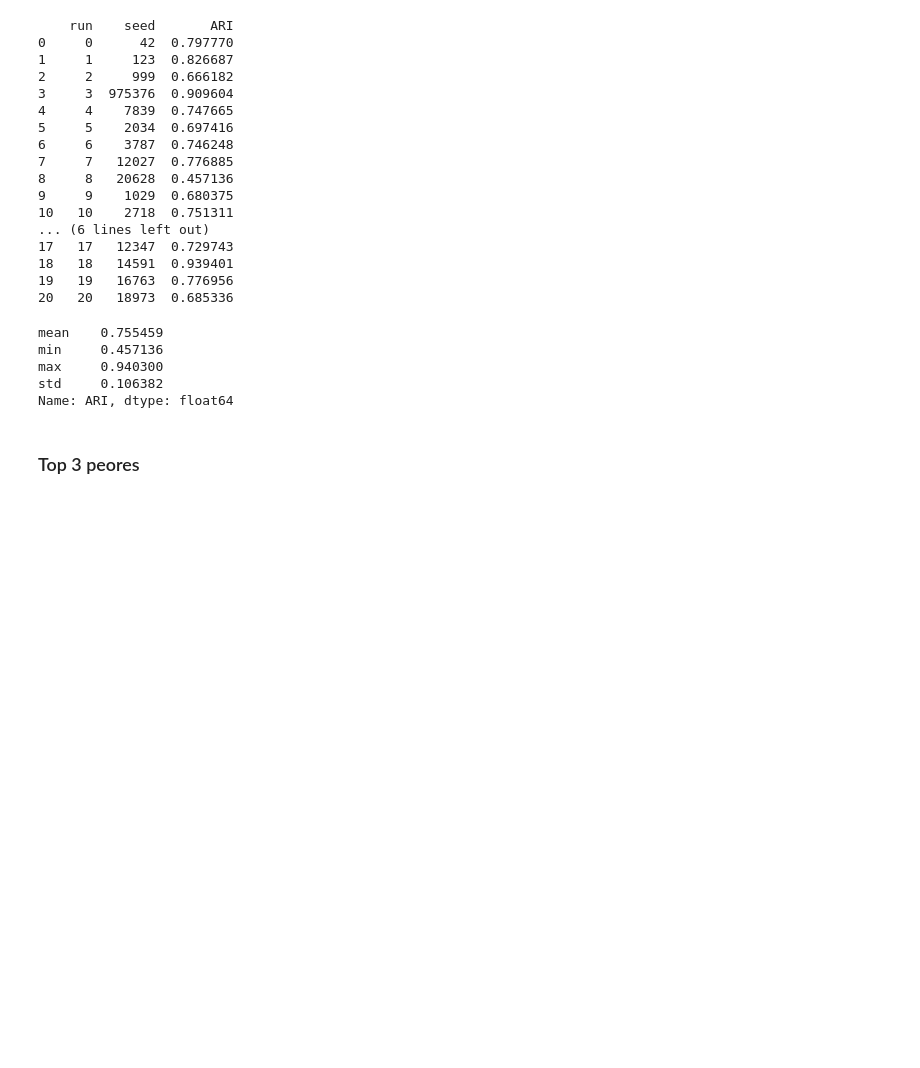
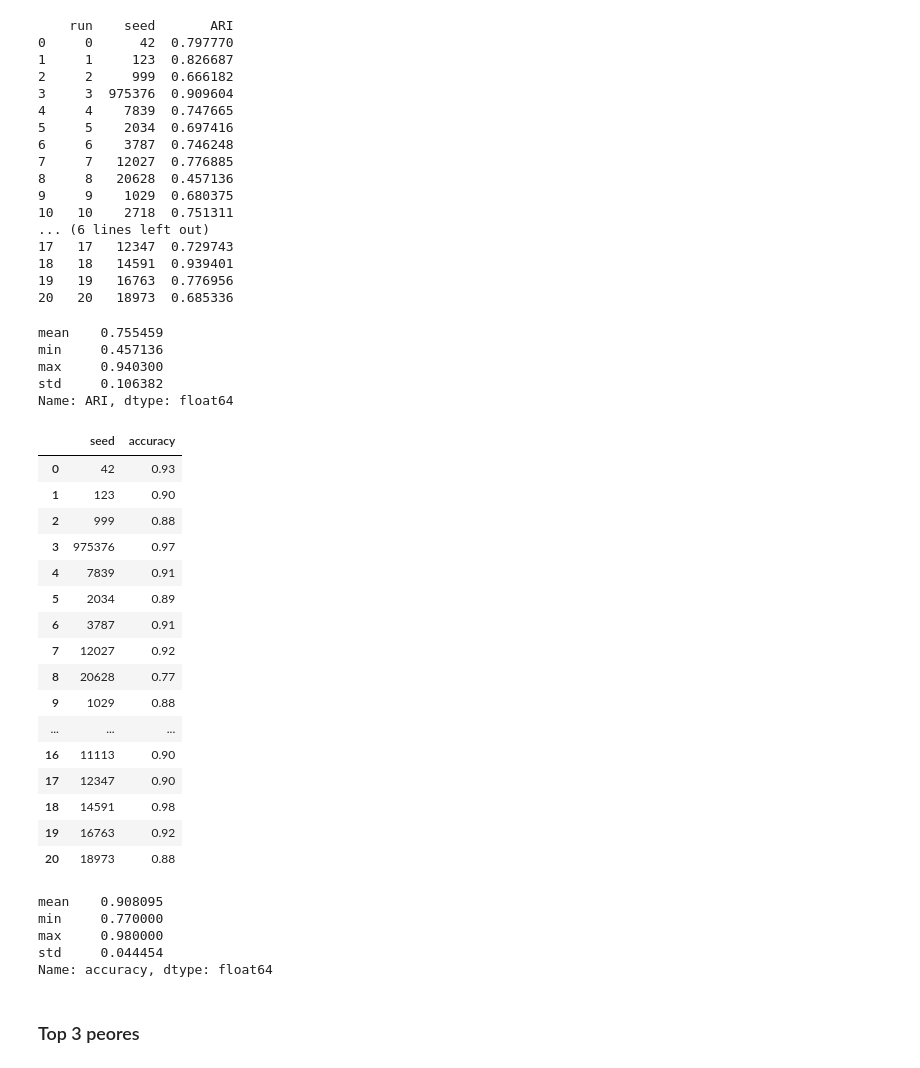
Before and after one commit to Evgesha2022/AB_clustering, a Jupyter notebook: main EDA blobs.ipynb, the cells around one changed output. Drawn from its saved outputs; the diff is of its cells as text; code cells hidden in the pictures; blank space fills up the shorter version.

```diff
--- a/main EDA blobs.ipynb
+++ b/main EDA blobs.ipynb
@@ -425,3 +325,13 @@ min     0.457136
 max     0.940300
 std     0.106382
 Name: ARI, dtype: float64
+# %%
+import numpy as np
+from scipy.optimize import linear_sum_assignment
+from sklearn.metrics import confusion_matrix
+
+def clustering_accuracy(y_true, y_pred):
+    cm = confusion_matrix(y_true, y_pred)
+    row_ind, col_ind = linear_sum_assignment(-cm)
+
+    return cm[row_ind, col_ind].sum() / np.sum(cm)
@@ -428,2 +357,31 @@ Name: ARI, dtype: float64
+# %%
+df_results_accur
+# %% [output]
+|  | seed | accuracy |
+| 0 | 42 | 0.93 |
+| 1 | 123 | 0.90 |
+| 2 | 999 | 0.88 |
+| 3 | 975376 | 0.97 |
+| 4 | 7839 | 0.91 |
+| 5 | 2034 | 0.89 |
+| 6 | 3787 | 0.91 |
+| 7 | 12027 | 0.92 |
+| 8 | 20628 | 0.77 |
+| 9 | 1029 | 0.88 |
+| ... | ... | ... |
+| 16 | 11113 | 0.90 |
+| 17 | 12347 | 0.90 |
+| 18 | 14591 | 0.98 |
+| 19 | 16763 | 0.92 |
+| 20 | 18973 | 0.88 |
+# %%
+summary = df_results_accur["accuracy"].agg(["mean", "min", "max", "std"])
+print(summary)
+# %% [output]
+mean    0.908095
+min     0.770000
+max     0.980000
+std     0.044454
+Name: accuracy, dtype: float64
 # %% [markdown]
 ### Top 3 peores
```
Also changed, not shown: parts of 24 cells of this notebook, 4 other files.
